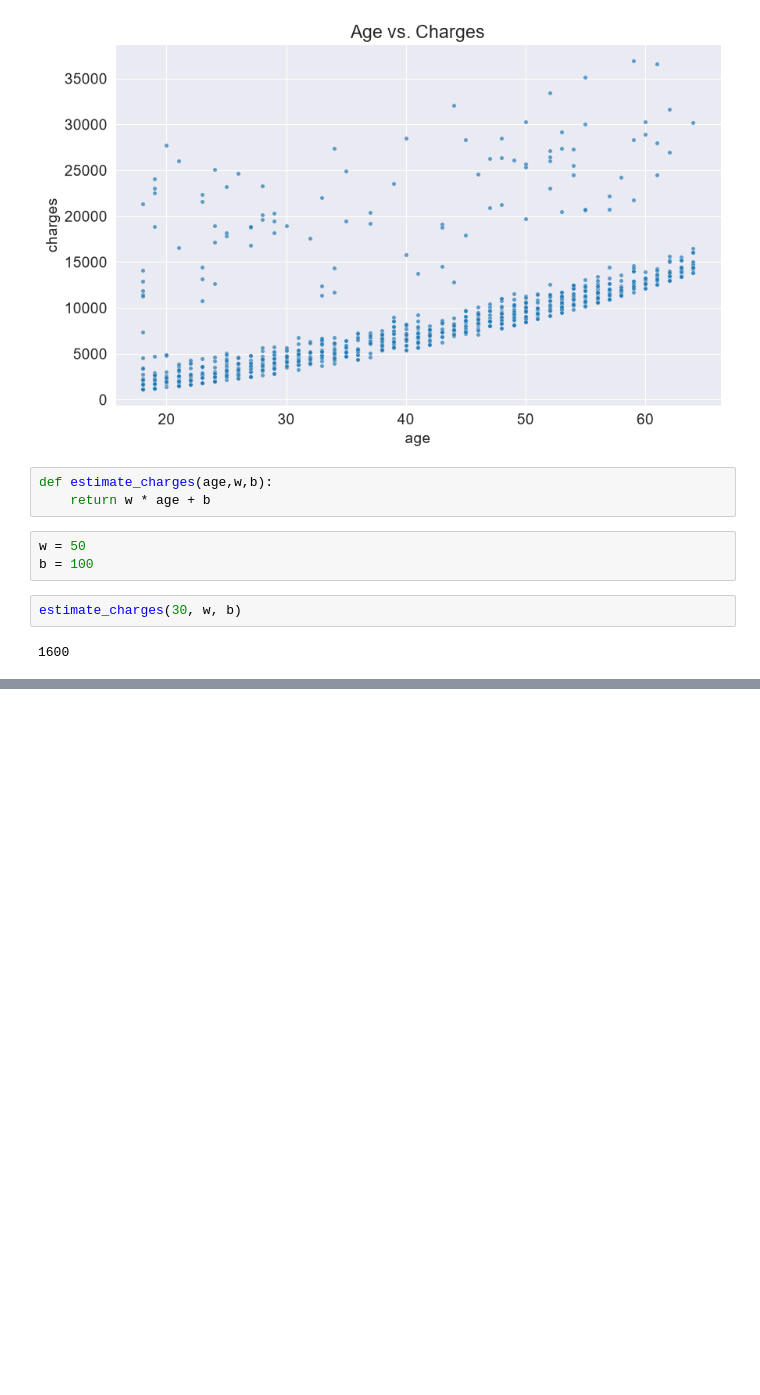
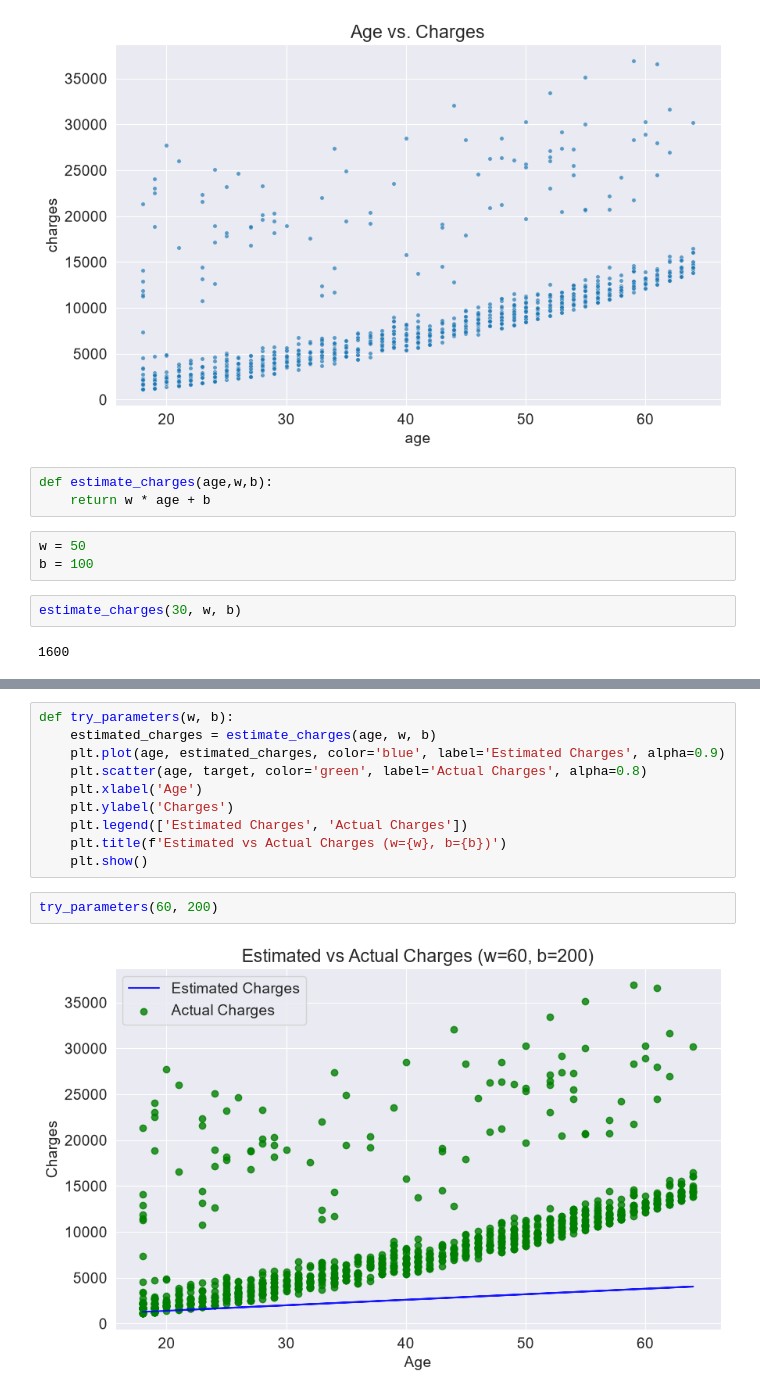
Before and after one commit to naren1003/Medical-Expendituer-calc, a Jupyter notebook: jy_ml.ipynb, the cells around one changed output, grey strips where cells are left out. Saved outputs shown, nothing was run; the diff lists cells and outputs as text; blank space fills up the shorter version.

```diff
--- a/jy_ml.ipynb
+++ b/jy_ml.ipynb
@@ -223,0 +288,14 @@ age = non_smoker_df.age
+# %%
+def try_parameters(w, b):
+    estimated_charges = estimate_charges(age, w, b)
+    plt.plot(age, estimated_charges, color='blue', label='Estimated Charges', alpha=0.9)
+    plt.scatter(age, target, color='green', label='Actual Charges', alpha=0.8)
+    plt.xlabel('Age')
+    plt.ylabel('Charges')
+    plt.legend(['Estimated Charges', 'Actual Charges'])
+    plt.title(f'Estimated vs Actual Charges (w={w}, b={b})')
+    plt.show()
+# %%
+try_parameters(60, 200)
+# %% [output]
+[figure, added]
```
Also changed, not shown: parts of 6 cells of this notebook.
